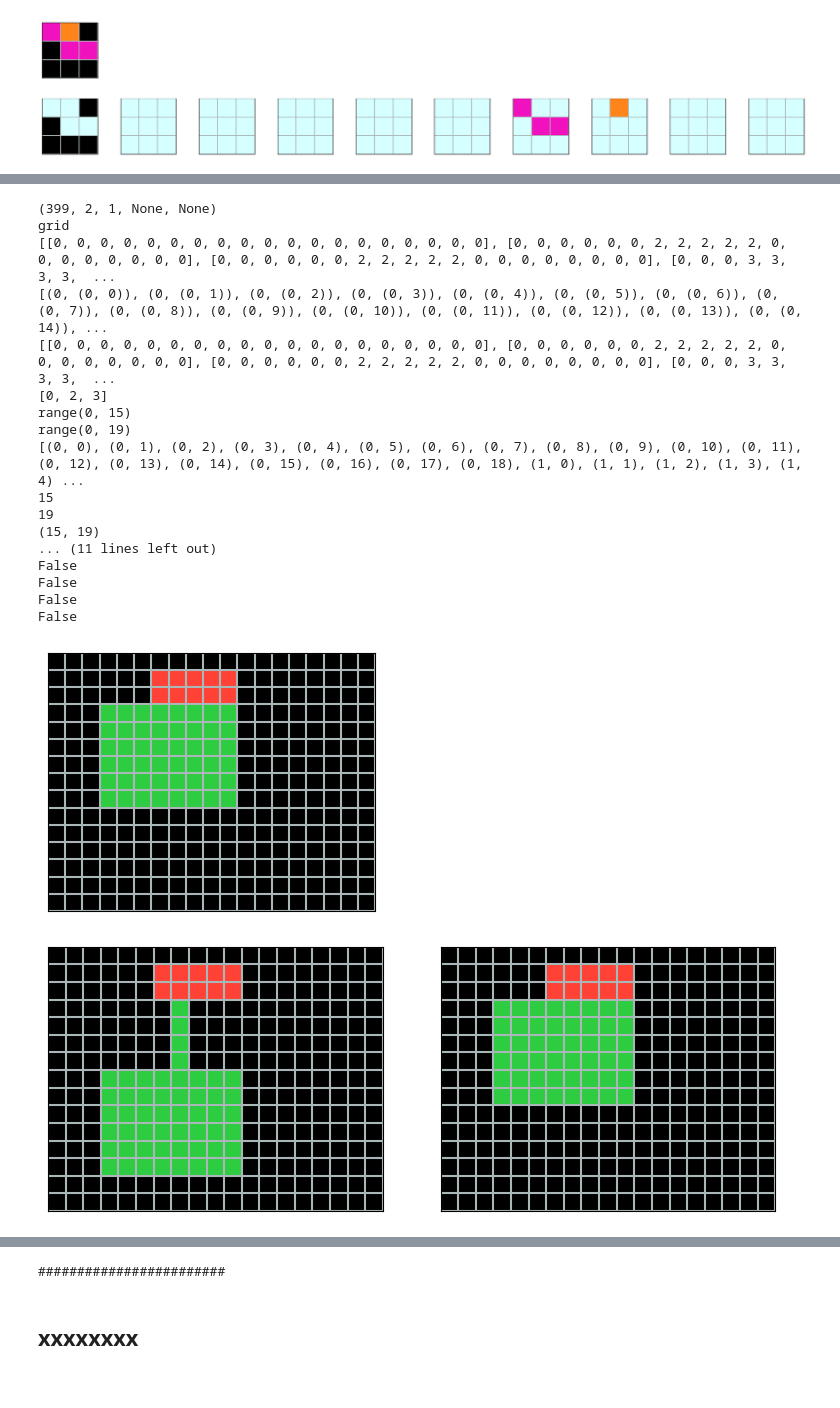
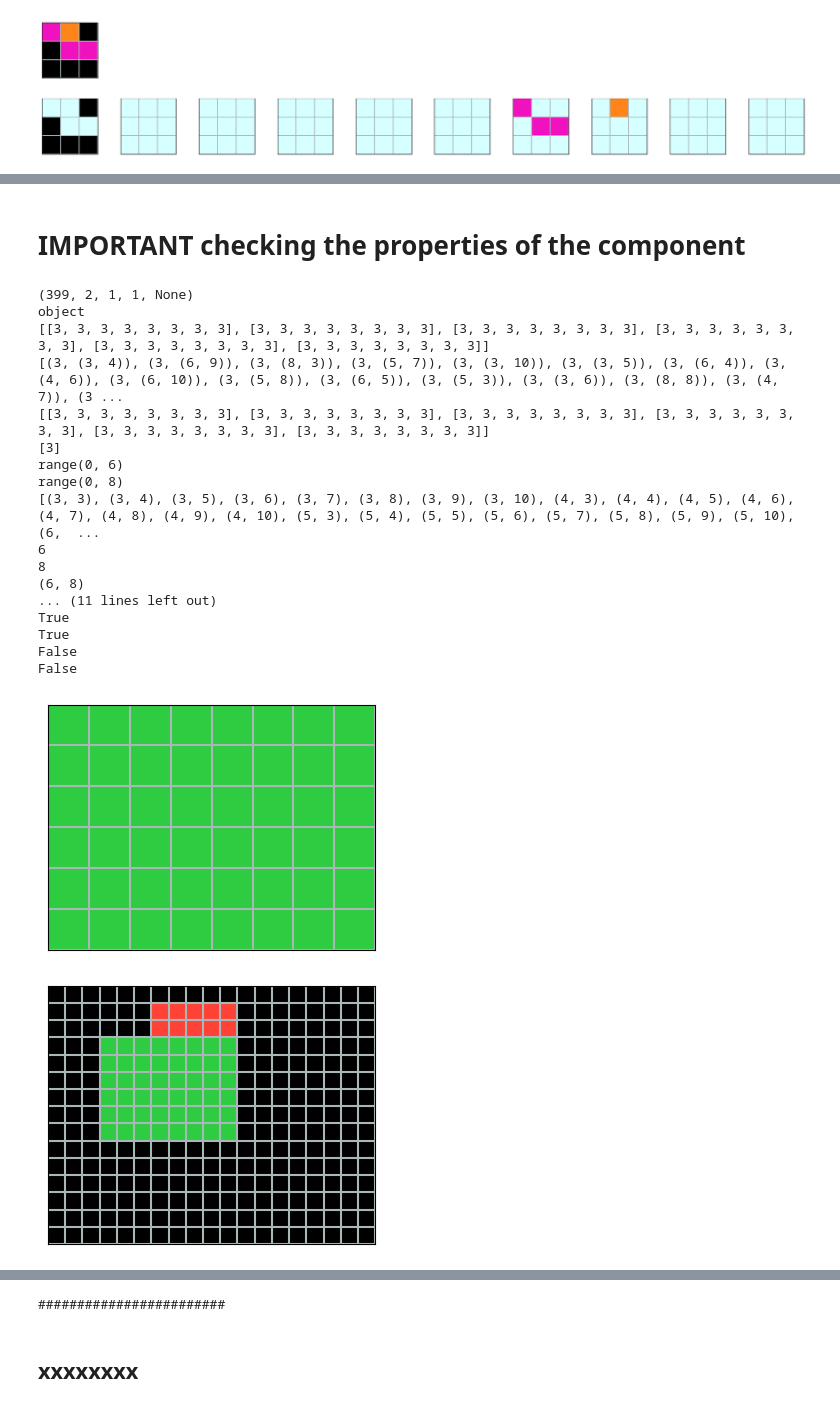
Before and after one commit to Albertree/ARC_Fundamentals, a Jupyter notebook: gggg.ipynb, the cells around one changed output, grey strips where cells are left out. Cells and saved outputs as stored; diff of their text form; code cells hidden in the pictures.

```diff
--- a/gggg.ipynb
+++ b/gggg.ipynb
@@ -122,3 +122,23 @@ for t in range(len(tasks)):
             ggg.object_list = object_list
         ppp.grid_list = grid_list
     ttt.pair_list = pair_list
+# %%
+t = 399
+p = 2
+g = 1
+o = None
+x = None
+
+for component in entire_single_components:
+    if component.id == (t, p, g, o, x):
+        # print(component.type)
+        # print(len(component.object_list))
+        # plot_data(component.object_list[0].view)
+
+        for object in component.object_list:
+            if 2 in object.color and len(object.color) == 1:
+                print(object.center)
+                print(object.method)
+                plot_data(object.view)
+                plot_data(object.ancestor.view)
+                print("########################")
@@ -125,8 +151,10 @@ for t in range(len(tasks)):
+# %% [markdown]
+# IMPORTANT checking the properties of the component
 # %%
 t = 399
 p = 2
 g = 1
-o = None
+o = 1
 x = None
 
 for component in entire_single_components:
@@ -142,6 +170,10 @@ for component in entire_single_components:
         #         plot_data(object.view)
         #         plot_data(object.ancestor.view)
         #         print("########################")
+        #########################################################################
+        # check component properties individually
+        #########################################################################
+
         # mandatories
         print(component.id)
         print(component.type)
@@ -167,46 +199,47 @@ for component in entire_single_components:
         print(component.size)
         print(component.shape)
         print(component.area)
         print(component.center)
 
         print(component.margin)
         print(component.inner)
         print(component.corner)
         print(component.edge)
 
         print(component.left_top)
         print(component.right_top)
         print(component.left_bottom)
         print(component.right_bottom)
 
         print(component.hori_symm)
         print(component.verti_symm)
         print(component.diag_symm)
         print(component.anti_diag_symm)
 
+        #########################################################################
 
 
         plot_data(component.view)
         plot_data(component.ancestor.view)
         plot_data(component.ancestor.ancestor.view)
         print("########################")
 # %% [output]
-(399, 2, 1, None, None)
-grid
-[[0, 0, 0, 0, 0, 0, 0, 0, 0, 0, 0, 0, 0, 0, 0, 0, 0, 0, 0], [0, 0, 0, 0, 0, 0, 2, 2, 2, 2, 2, 0, 0, 0, 0, 0, 0, 0, 0], [0, 0, 0, 0, 0, 0, 2, 2, 2, 2, 2, 0, 0, 0, 0, 0, 0, 0, 0], [0, 0, 0, 3, 3, 3, 3,  ...
-[(0, (0, 0)), (0, (0, 1)), (0, (0, 2)), (0, (0, 3)), (0, (0, 4)), (0, (0, 5)), (0, (0, 6)), (0, (0, 7)), (0, (0, 8)), (0, (0, 9)), (0, (0, 10)), (0, (0, 11)), (0, (0, 12)), (0, (0, 13)), (0, (0, 14)), ...
-[[0, 0, 0, 0, 0, 0, 0, 0, 0, 0, 0, 0, 0, 0, 0, 0, 0, 0, 0], [0, 0, 0, 0, 0, 0, 2, 2, 2, 2, 2, 0, 0, 0, 0, 0, 0, 0, 0], [0, 0, 0, 0, 0, 0, 2, 2, 2, 2, 2, 0, 0, 0, 0, 0, 0, 0, 0], [0, 0, 0, 3, 3, 3, 3,  ...
-[0, 2, 3]
-range(0, 15)
-range(0, 19)
-[(0, 0), (0, 1), (0, 2), (0, 3), (0, 4), (0, 5), (0, 6), (0, 7), (0, 8), (0, 9), (0, 10), (0, 11), (0, 12), (0, 13), (0, 14), (0, 15), (0, 16), (0, 17), (0, 18), (1, 0), (1, 1), (1, 2), (1, 3), (1, 4) ...
-15
-19
-(15, 19)
+(399, 2, 1, 1, None)
+object
+[[3, 3, 3, 3, 3, 3, 3, 3], [3, 3, 3, 3, 3, 3, 3, 3], [3, 3, 3, 3, 3, 3, 3, 3], [3, 3, 3, 3, 3, 3, 3, 3], [3, 3, 3, 3, 3, 3, 3, 3], [3, 3, 3, 3, 3, 3, 3, 3]]
+[(3, (3, 4)), (3, (6, 9)), (3, (8, 3)), (3, (5, 7)), (3, (3, 10)), (3, (3, 5)), (3, (6, 4)), (3, (4, 6)), (3, (6, 10)), (3, (5, 8)), (3, (6, 5)), (3, (5, 3)), (3, (3, 6)), (3, (8, 8)), (3, (4, 7)), (3 ...
+[[3, 3, 3, 3, 3, 3, 3, 3], [3, 3, 3, 3, 3, 3, 3, 3], [3, 3, 3, 3, 3, 3, 3, 3], [3, 3, 3, 3, 3, 3, 3, 3], [3, 3, 3, 3, 3, 3, 3, 3], [3, 3, 3, 3, 3, 3, 3, 3]]
+[3]
+range(0, 6)
+range(0, 8)
+[(3, 3), (3, 4), (3, 5), (3, 6), (3, 7), (3, 8), (3, 9), (3, 10), (4, 3), (4, 4), (4, 5), (4, 6), (4, 7), (4, 8), (4, 9), (4, 10), (5, 3), (5, 4), (5, 5), (5, 6), (5, 7), (5, 8), (5, 9), (5, 10), (6,  ...
+6
+8
+(6, 8)
 ... (11 lines left out)
+True
+True
 False
 False
-False
-False
-[figure, old version]
+[figure, new version]
-[figure, old version]
+[figure, new version]
```
Also changed, not shown: parts of 2 cells of this notebook, 3 other files.
